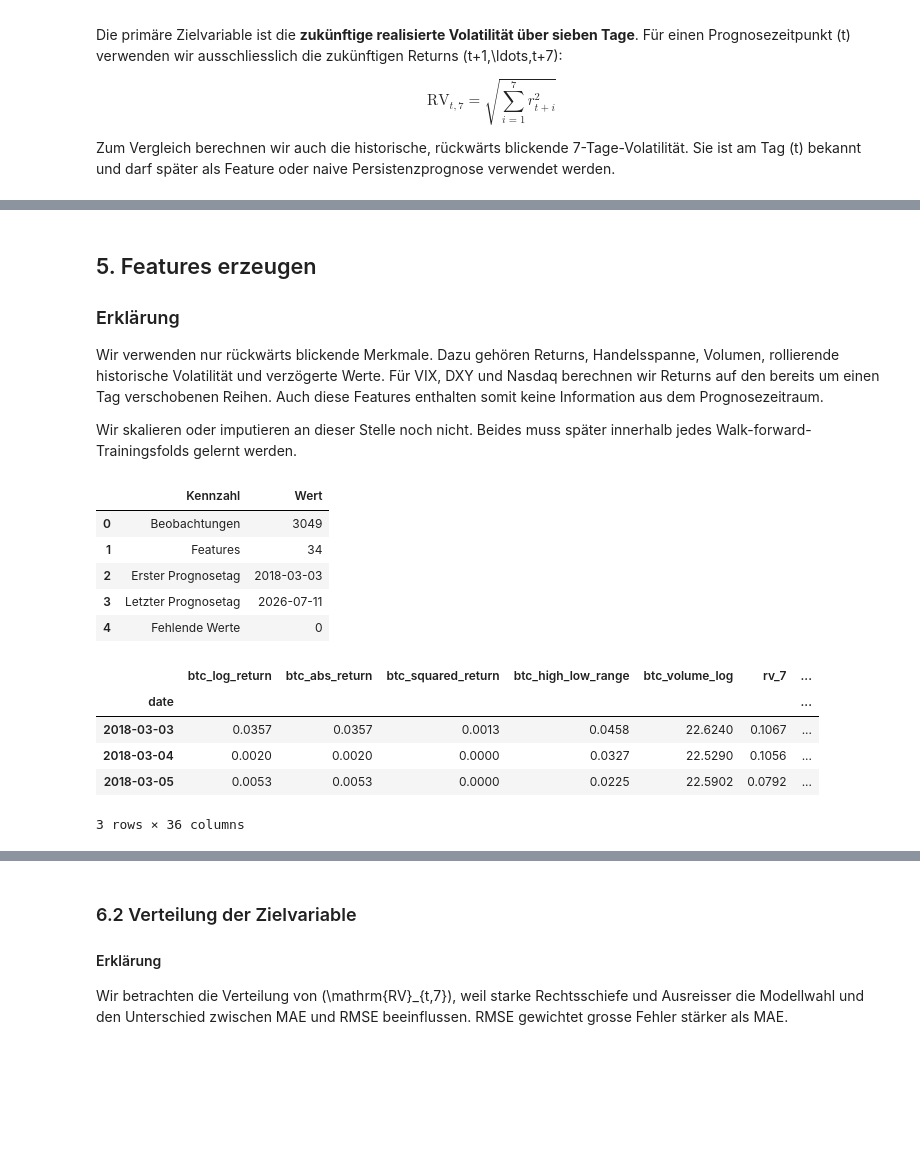
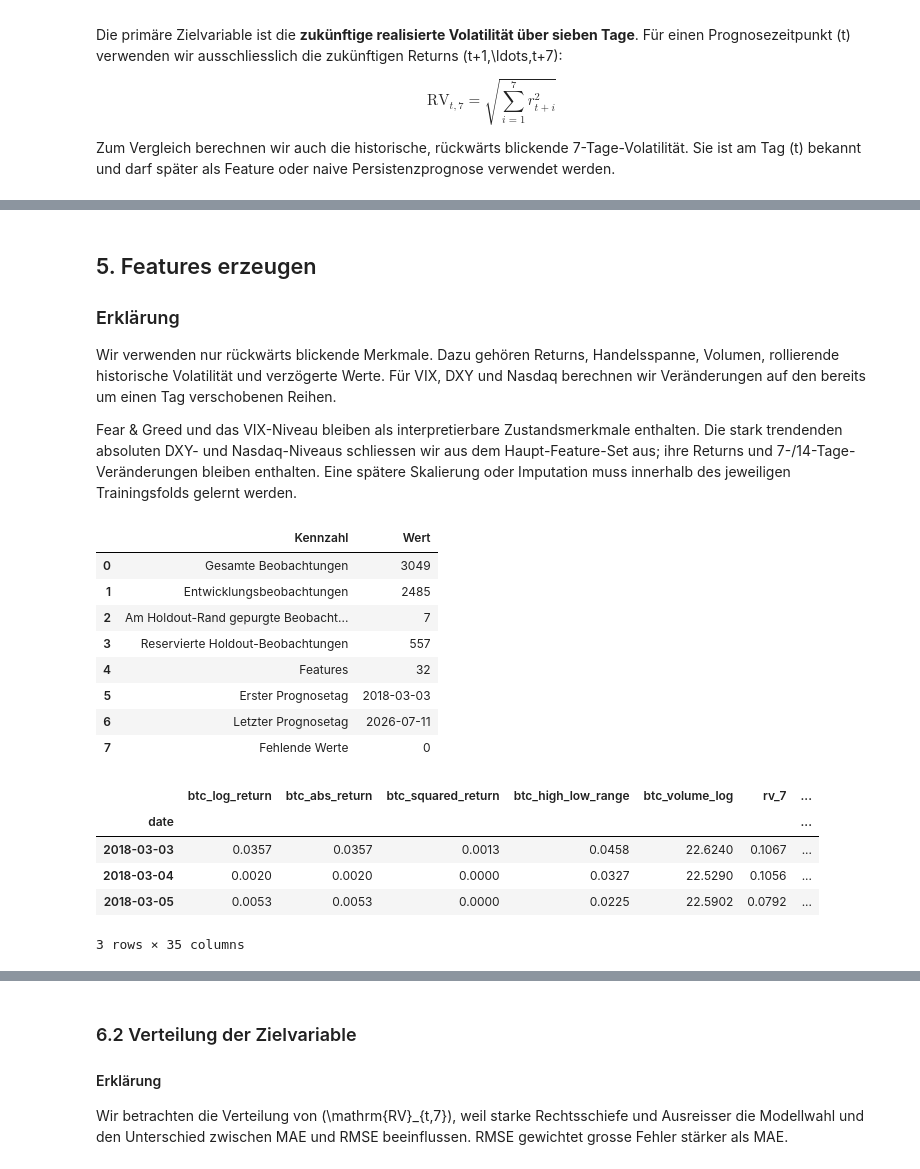
Before and after one commit to Steff72/CSP1, a Jupyter notebook: notebooks/01_data_preparation_and_eda.ipynb, the cells around one changed output, grey strips where cells are left out. Drawn from its saved outputs; the diff is of its cells as text; code cells hidden in the pictures; blank space fills up the shorter version.

```diff
--- a/notebooks/01_data_preparation_and_eda.ipynb
+++ b/notebooks/01_data_preparation_and_eda.ipynb
@@ -529,12 +654,14 @@ haben definitionsgemäss noch kein vollständiges zukünftiges Zielfenster.
 
 Wir verwenden nur rückwärts blickende Merkmale. Dazu gehören Returns,
 Handelsspanne, Volumen, rollierende historische Volatilität und verzögerte
-Werte. Für VIX, DXY und Nasdaq berechnen wir Returns auf den bereits um einen
-Tag verschobenen Reihen. Auch diese Features enthalten somit keine Information
-aus dem Prognosezeitraum.
+Werte. Für VIX, DXY und Nasdaq berechnen wir Veränderungen auf den bereits um
+einen Tag verschobenen Reihen.
 
-Wir skalieren oder imputieren an dieser Stelle noch nicht. Beides muss später
-innerhalb jedes Walk-forward-Trainingsfolds gelernt werden.
+Fear & Greed und das VIX-Niveau bleiben als interpretierbare Zustandsmerkmale
+enthalten. Die stark trendenden absoluten DXY- und Nasdaq-Niveaus schliessen
+wir aus dem Haupt-Feature-Set aus; ihre Returns und 7-/14-Tage-Veränderungen
+bleiben enthalten. Eine spätere Skalierung oder Imputation muss innerhalb des
+jeweiligen Trainingsfolds gelernt werden.
 # %%
 modeling_data = aligned.copy()
 
@@ -572,7 +699,7 @@ modeling_data["fear_greed_lag_1"] = modeling_data["fear_greed"].shift(1)
 modeling_data["fear_greed_change_7d"] = modeling_data["fear_greed"].diff(7)
 modeling_data["fear_greed_change_14d"] = modeling_data["fear_greed"].diff(14)
 
-# Define one explicit set of columns for the first modeling table
+# Keep raw trending DXY and Nasdaq levels out of the main feature set
 feature_columns = [
     "btc_log_return",
     "btc_abs_return",
@@ -592,55 +719,84 @@ feature_columns = [
     "vix_return_1d",
     "vix_change_7d",
     "vix_change_14d",
-    "dxy_close",
     "dxy_return_1d",
     "dxy_change_7d",
     "dxy_change_14d",
-    "nasdaq_close",
     "nasdaq_return_1d",
     "nasdaq_change_7d",
     "nasdaq_change_14d",
 ]
 target_columns = ["target_rv_1", "target_rv_7"]
 
 # Remove only rows that cannot support the complete current feature set
 modeling_table = modeling_data[feature_columns + target_columns].dropna().copy()
+modeling_table["target_end"] = (
+    modeling_table.index + pd.Timedelta(days=FORECAST_HORIZON)
+)
+
+# Purge development labels that reach the untouched holdout
+development_table = modeling_table[
+    modeling_table["target_end"] < HOLDOUT_START
+].copy()
+holdout_table = modeling_table[
+    modeling_table.index >= HOLDOUT_START
+].copy()
+holdout_boundary_rows = modeling_table[
+    (modeling_table.index < HOLDOUT_START)
+    & (modeling_table["target_end"] >= HOLDOUT_START)
+].copy()
 
 # Save a reproducible handoff for the later modeling notebook
 processed_path = PROCESSED_DATA_DIR / "bitcoin_volatility_modeling_table.csv"
 modeling_table.to_csv(processed_path, index_label="date")
 
 feature_summary = pd.DataFrame(
     {
         "Kennzahl": [
-            "Beobachtungen",
+            "Gesamte Beobachtungen",
+            "Entwicklungsbeobachtungen",
+            "Am Holdout-Rand gepurgte Beobachtungen",
+            "Reservierte Holdout-Beobachtungen",
             "Features",
             "Erster Prognosetag",
             "Letzter Prognosetag",
             "Fehlende Werte",
         ],
         "Wert": [
             len(modeling_table),
+            len(development_table),
+            len(holdout_boundary_rows),
+            len(holdout_table),
             len(feature_columns),
             modeling_table.index.min().date(),
             modeling_table.index.max().date(),
             int(modeling_table.isna().sum().sum()),
         ],
     }
 )
 display(feature_summary)
-display(modeling_table.head(3).round(4))
+
+# Round only numeric columns so datetime metadata remains unchanged
+development_preview = development_table.head(3).copy()
+numeric_preview_columns = development_preview.select_dtypes("number").columns
+development_preview[numeric_preview_columns] = development_preview[
+    numeric_preview_columns
+].round(4)
+display(development_preview)
 # %% [output]
 |  | Kennzahl | Wert |
-| 0 | Beobachtungen | 3049 |
-| 1 | Features | 34 |
-| 2 | Erster Prognosetag | 2018-03-03 |
-| 3 | Letzter Prognosetag | 2026-07-11 |
-| 4 | Fehlende Werte | 0 |
+| 0 | Gesamte Beobachtungen | 3049 |
+| 1 | Entwicklungsbeobachtungen | 2485 |
+| 2 | Am Holdout-Rand gepurgte Beobacht... | 7 |
+| 3 | Reservierte Holdout-Beobachtungen | 557 |
+| 4 | Features | 32 |
+| 5 | Erster Prognosetag | 2018-03-03 |
+| 6 | Letzter Prognosetag | 2026-07-11 |
+| 7 | Fehlende Werte | 0 |
 |  | btc_log_return | btc_abs_return | btc_squared_return | btc_high_low_range | btc_volume_log | rv_7 | ... |
 | date |  |  |  |  |  |  | ... |
 | 2018-03-03 | 0.0357 | 0.0357 | 0.0013 | 0.0458 | 22.6240 | 0.1067 | ... |
 | 2018-03-04 | 0.0020 | 0.0020 | 0.0000 | 0.0327 | 22.5290 | 0.1056 | ... |
 | 2018-03-05 | 0.0053 | 0.0053 | 0.0000 | 0.0225 | 22.5902 | 0.0792 | ... |
-3 rows × 36 columns
+3 rows × 35 columns
 # %%
```
Also changed, not shown: parts of 30 cells of this notebook, 3 other files.
